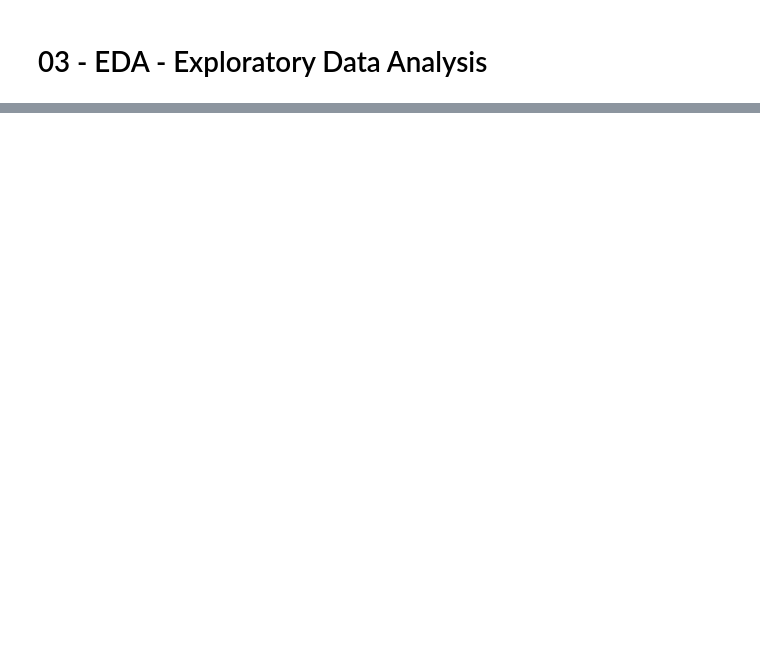
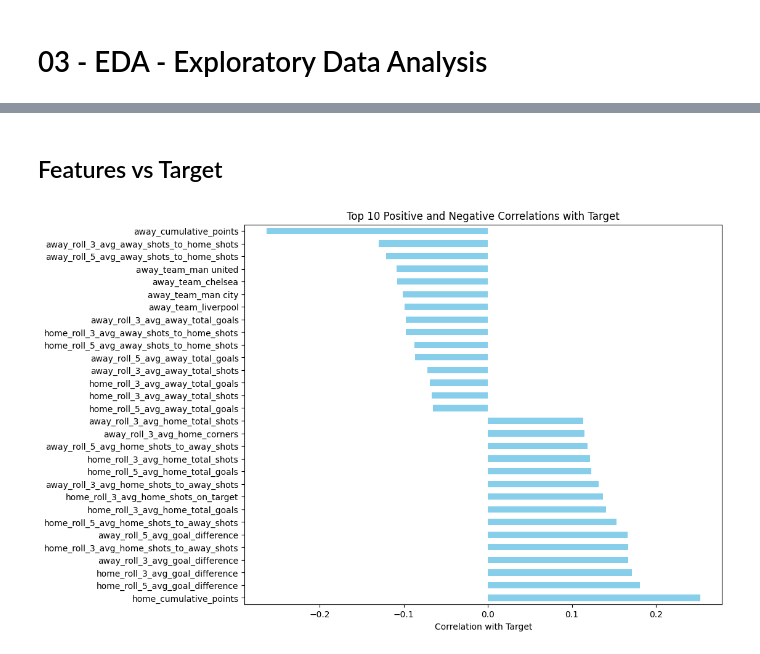
Before and after one commit to RuiFSP/Premier-League-Football, a Jupyter notebook: notebooks/03-eda.ipynb, the cells around one changed output, grey strips where cells are left out. Drawn from its saved outputs; the diff is of its cells as text; code cells hidden in the pictures; blank space fills up the shorter version.

```diff
--- a/notebooks/03-eda.ipynb
+++ b/notebooks/03-eda.ipynb
@@ -93,3 +207,37 @@ data.describe()
+# %% [markdown]
+## Features vs Target
+# %%
+# Step 1: Keep the original data to revert later
+original_data = data.copy()
+
+# Encode target variable
+data['full_time_result'] = data['full_time_result'].map({'H': 1, 'D': 0, 'A': -1})
+
+# Encode categorical columns with one-hot encoding, dropping the first dummy to avoid multicollinearity
+cat_columns = ['home_team', 'away_team']
+data = pd.get_dummies(data, columns=cat_columns, drop_first=True)
+
+# Compute correlations with the target variable
+correlations = data.corr()['full_time_result'].sort_values(ascending=False).drop('full_time_result')
+
+# Display the top 10 positively and negatively correlated features
+top_positive_corr = correlations.head(15)
+top_negative_corr = correlations.tail(15)
+
+# Combine and plot
+top_features = pd.concat([top_positive_corr, top_negative_corr])
+
+# Plot using a horizontal bar chart for top features
+plt.figure(figsize=(10, 8))
+top_features.plot(kind='barh', color='skyblue')
+plt.title('Top 10 Positive and Negative Correlations with Target')
+plt.xlabel('Correlation with Target')
+plt.show()
+
+# Step 2: Revert to the original DataFrame without encoding
+data = original_data.copy()[high_vif_features]
+# %% [output]
+[figure, added]
 # %%
 data.shape
 # %% [output]
```
Also changed, not shown: parts of 31 cells of this notebook, 5 other files.
